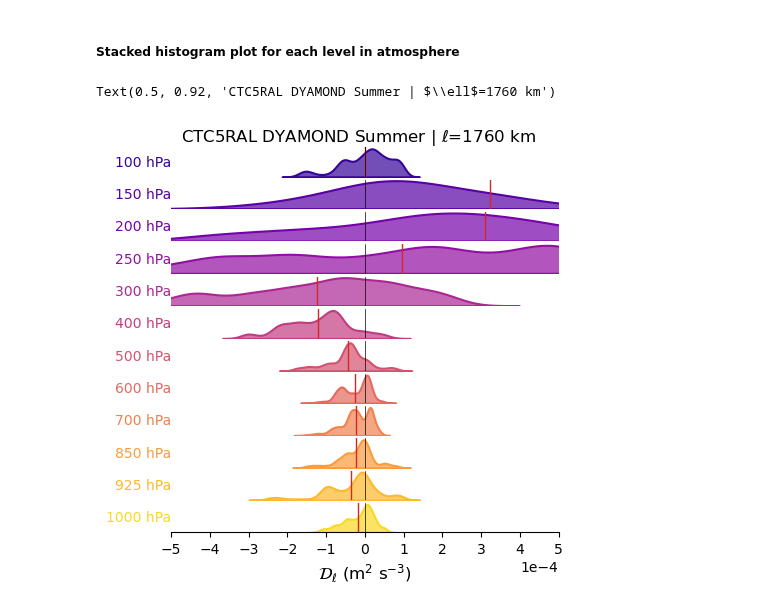
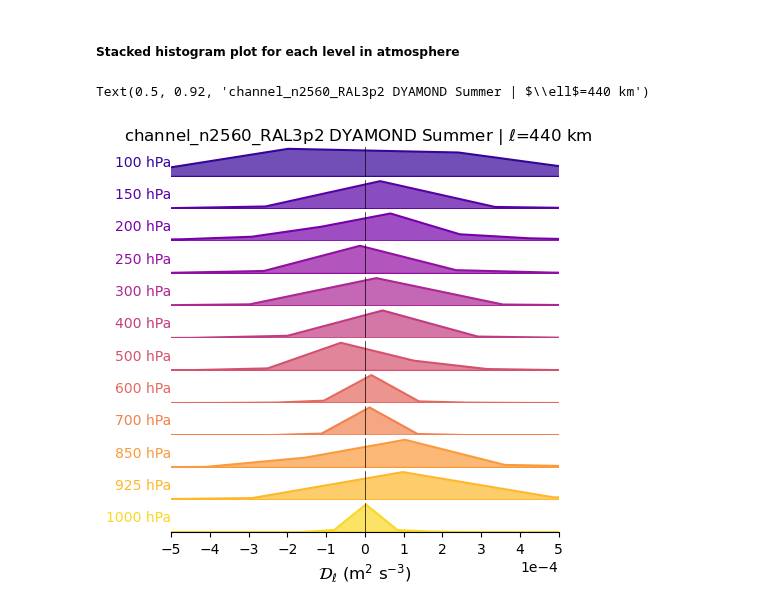
Before and after one commit to ElliotMG/LoSSETT_ANCIL, a Jupyter notebook: src/lossett_ancil/plot/Stats_Plotting_LoSSETT.ipynb, the cells around one changed output. Saved outputs shown, nothing was run; the diff lists cells and outputs as text; code cells hidden in the pictures.

```diff
--- a/src/lossett_ancil/plot/Stats_Plotting_LoSSETT.ipynb
+++ b/src/lossett_ancil/plot/Stats_Plotting_LoSSETT.ipynb
@@ -17,14 +17,17 @@ import datetime as dt
 # %%
-DATA_DIR = "/work/scratch-pw2/dship/LoSSETT/output/kscale/DYAMOND_SUMMER_0p5deg/"
-simid = 'CTC5RAL'
-n_scales = 32
-fpath_mean = os.path.join(
-        DATA_DIR,
-        f"DR_test_{simid}_Nl_{n_scales}_DyS_time-mean.nc"
-    )
+base_dir = '/gws/nopw/j04/kscale/LoSSETT_data/'
+szn = 'DYAMOND_Summer' # Season
+dm = 'global_n1280_GAL9' # Driving model
+nmr = 'channel_n2560' # Nested model resolution and domain
+res = '0p5deg' # Resolution
+diri = f'{base_dir}/{szn}/{dm}' # Directory in
+var_str = f'n1280GAL9_{res}_inter_scale_transfer_of_kinetic_energy_Lmin_00055_Lmax_01705' # Long file names
 
-if not os.path.exists(fpath_mean):
-    print('mean file doesnt exist - compute')
+# Lets subset to 10 days to save memory in the notebook
+dates = pd.date_range(start="2016-08-01", end="2016-08-11").strftime('%Y%m%d')
 
-ds = xr.open_dataset(fpath_mean)
-ds['length_scale']
+file_pathsG = [f"{diri}/{nmr}_GAL9/{res}/{nmr}_GAL9.{var_str}_{date}.nc" for date in dates]
+dsG = xr.open_mfdataset(file_pathsG, combine='by_coords',engine='netcdf4',decode_timedelta=True)
+
+file_pathsR = [f"{diri}/{nmr}_RAL3p2/{res}/{nmr}_RAL3p2.{var_str}_{date}.nc" for date in dates]
+dsR = xr.open_mfdataset(file_pathsR, combine='by_coords',engine='netcdf4',decode_timedelta=True)
@@ -41,8 +72,10 @@ Coordinates:
 # %% [markdown]
 ##### Stacked histogram plot for each level in atmosphere
 # %%
-ell=1760000
-da = ds['DR_indicator'].sel(length_scale=ell, method='nearest')
+ell=220000
+simid = 'channel_n2560_RAL3p2'
+
+da = dsR['Dl_u'].sel(length_scale=ell, method='nearest')
 da_flat = da.stack(sample=("latitude", "longitude"))
 da_flat = da_flat.drop_vars(['latitude', 'longitude'])
 df = da_flat.to_dataframe().reset_index()
@@ -63,7 +96,7 @@ for i, pressure in enumerate(pressure_levels):
     color = pal[i] # Get color for this level
 
     # Plot KDE for this pressure level
-    sns.kdeplot(data=subset, x="DR_indicator", ax=ax,
+    sns.kdeplot(data=subset, x="Dl_u", ax=ax,
                 fill=True, color=color, alpha=0.7, linewidth=1.5,
                 bw_adjust=1.0, clip_on=True)
 
@@ -72,39 +105,39 @@ for i, pressure in enumerate(pressure_levels):
 
     # Uncomment this to plot little red lines on each histogram showing the location of the mean.
     # Can easily be modified to do median as well.
-    mean_value = subset["DR_indicator"].mean()
-    ax.axvline(x=mean_value, color='tab:red', linewidth=1, label='Mean')
+    # mean_value = subset["Dl_u"].mean()
+    # ax.axvline(x=mean_value, color='tab:red', linewidth=1, label='Mean')
 
     # Axis formatting
     ax.set_yticks([])
     ax.ticklabel_format(axis='x',style='sci',scilimits=(0,0))
     ax.set_ylabel('')
 
     # Remove all spines except bottom on the last subplot
     if i < len(pressure_levels) - 1:
         ax.spines['top'].set_visible(False)
         ax.spines['right'].set_visible(False)
         ax.spines['bottom'].set_visible(False)
         ax.spines['left'].set_visible(False)
         ax.set_xlabel('')
         ax.tick_params(axis='x',which='both',bottom=False,top=False,labelbottom=False)
     else:
         ax.spines['top'].set_visible(False)
         ax.spines['right'].set_visible(False)
         ax.spines['left'].set_visible(False)
 
     ax.set_xlim(-5e-4, 5e-4)
     ax.set_xticks([-5e-4,-4e-4,-3e-4,-2e-4,-1e-4,0,1e-4,2e-4,3e-4,4e-4,5e-4])
 
     ax.axvline(x=0,color='k',linewidth=0.5)
 
 # Set x-label on the bottom axis only
 axes[-1].set_xlabel(r"$\mathcal{D}_{\ell}$ (m$^2$ s$^{-3}$)", fontsize=12)
 
 # Adjust spacing between subplots
 plt.subplots_adjust(hspace=0.1)  # Less extreme spacing
-plt.suptitle(f'{simid} DYAMOND Summer | ' + r'$\ell$' + f'={int(ell / 1000)} km', y=0.92)
+plt.suptitle(f'{simid} DYAMOND Summer | ' + r'$\ell$' + f'={int(ell*2 / 1000)} km', y=0.92)
 # %% [output]
-Text(0.5, 0.92, 'CTC5RAL DYAMOND Summer | $\\ell$=1760 km')
+Text(0.5, 0.92, 'channel_n2560_RAL3p2 DYAMOND Summer | $\\ell$=440 km')
-[figure, old version]
+[figure, new version]
 # %%
```
Also changed, not shown: parts of 4 cells of this notebook, 2 other files.
